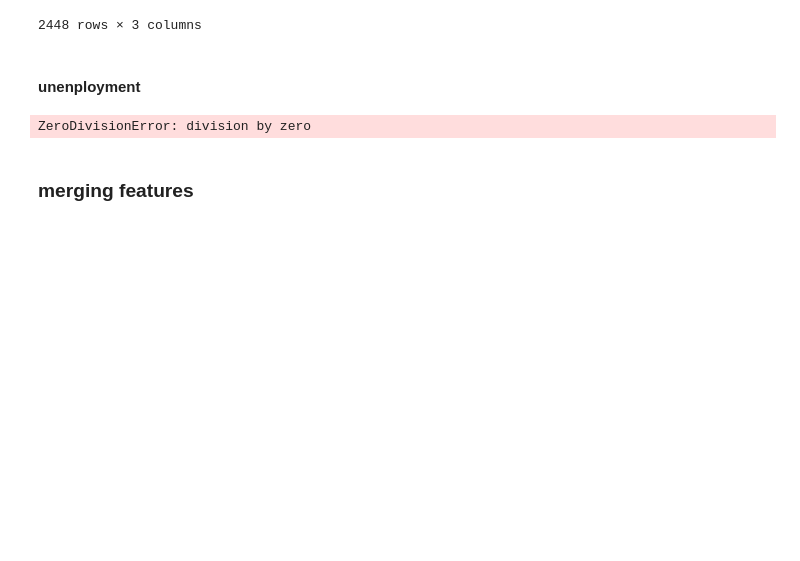
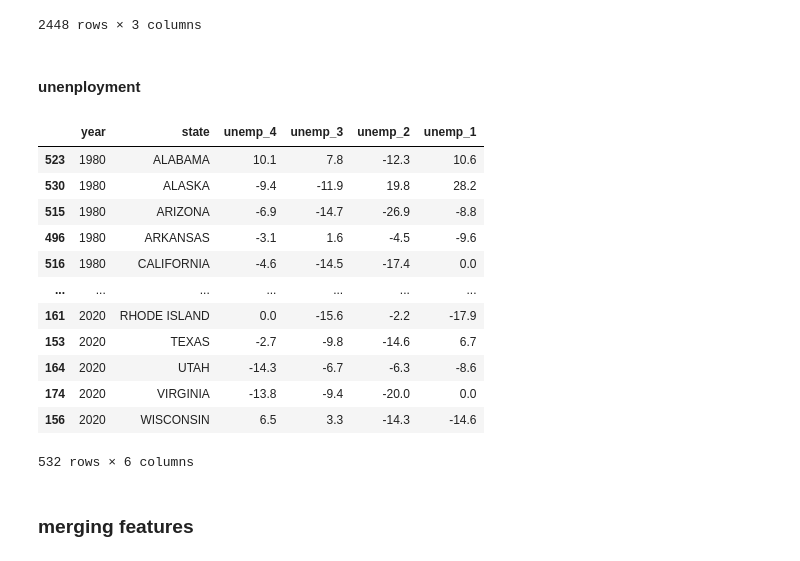
Before and after one commit to ranieri-unimi/bastianin-2022, a Jupyter notebook: datastroyer.ipynb, the cells around one changed output. Cells and saved outputs as stored; diff of their text form; code cells hidden in the pictures; blank space fills up the shorter version.

Commit message:
unemp code

```diff
--- a/datastroyer.ipynb
+++ b/datastroyer.ipynb
@@ -18,6 +18,12 @@ states = set(ad['state'])
 dflist = list()
 # %% [markdown]
 #### some function
+# %%
+def foofloat(x):
+    try:
+        return float(x)
+    except:
+        return np.NaN
 # %%
 def bls_serial(series_id):
   bsobj = bs(requests.post("https://data.bls.gov/pdq/SurveyOutputServlet", {'series_id': series_id}).text)
@@ -283,18 +289,45 @@ inc_cap
 2448 rows × 3 columns
 # %% [markdown]
 #### unenployment
-# %%
-0/0
-# chernobyl zone
-# %% [output]
-ZeroDivisionError: division by zero
 # %%
-unn = pd.read_csv('datasets/unemployment-76-21-percent.csv')
-nunn = pd.read_csv('datasets/unemployment-us-states.csv')
+unn = pd.read_csv('datasets/unemployment-76-21-percent.csv' if True else 'datasets/unemployment-us-states.csv')
+furi = 'datasets-clean/serial-id-bsl.pkl'
 
-furi = 'dataset-clear/serial-id-bsl.pkl'
 if False:
-    sd =  {s:bls_serial(s) for s in set(unn['Series ID'] + nunn['Series ID'])}
+    sd = dict()
+    for s in set([*unn['Series ID'], *nunn['Series ID']]):
+        try:
+            sd[s] = bls_serial(s)
+        except IndexError:
+            sd[s] = f'BADASS_{s}'
     pk.dump(sd, open(furi, 'wb'))
 else:
     sd = pk.load(open(furi, 'rb'))
+
+unn.Label = unn.Label.apply(lambda x : x.split()[-1])
+unn = unn[unn.Label == 'Jan']
+unn['Series ID'] = unn['Series ID'].map(sd)
+unn = unn.rename(columns={
+    "Series ID": "state",
+    "Year": "year",
+    "12-Month % Change": "unemp",
+    })
+unn['unemp'] = unn['unemp'].apply(foofloat).astype(float)
+unn = unn.dropna()
+unn = var42(unn, 'unemp', 'unemployment-index', 'unemp')
+dflist.append(unn)
+unn
+# %% [output]
+|  | year | state | unemp_4 | unemp_3 | unemp_2 | unemp_1 |
+| 523 | 1980 | ALABAMA | 10.1 | 7.8 | -12.3 | 10.6 |
+| 530 | 1980 | ALASKA | -9.4 | -11.9 | 19.8 | 28.2 |
+| 515 | 1980 | ARIZONA | -6.9 | -14.7 | -26.9 | -8.8 |
+| 496 | 1980 | ARKANSAS | -3.1 | 1.6 | -4.5 | -9.6 |
+| 516 | 1980 | CALIFORNIA | -4.6 | -14.5 | -17.4 | 0.0 |
+| ... | ... | ... | ... | ... | ... | ... |
+| 161 | 2020 | RHODE ISLAND | 0.0 | -15.6 | -2.2 | -17.9 |
+| 153 | 2020 | TEXAS | -2.7 | -9.8 | -14.6 | 6.7 |
+| 164 | 2020 | UTAH | -14.3 | -6.7 | -6.3 | -8.6 |
+| 174 | 2020 | VIRGINIA | -13.8 | -9.4 | -20.0 | 0.0 |
+| 156 | 2020 | WISCONSIN | 6.5 | 3.3 | -14.3 | -14.6 |
+532 rows × 6 columns
```
Also changed, not shown: parts of 12 cells of this notebook.
